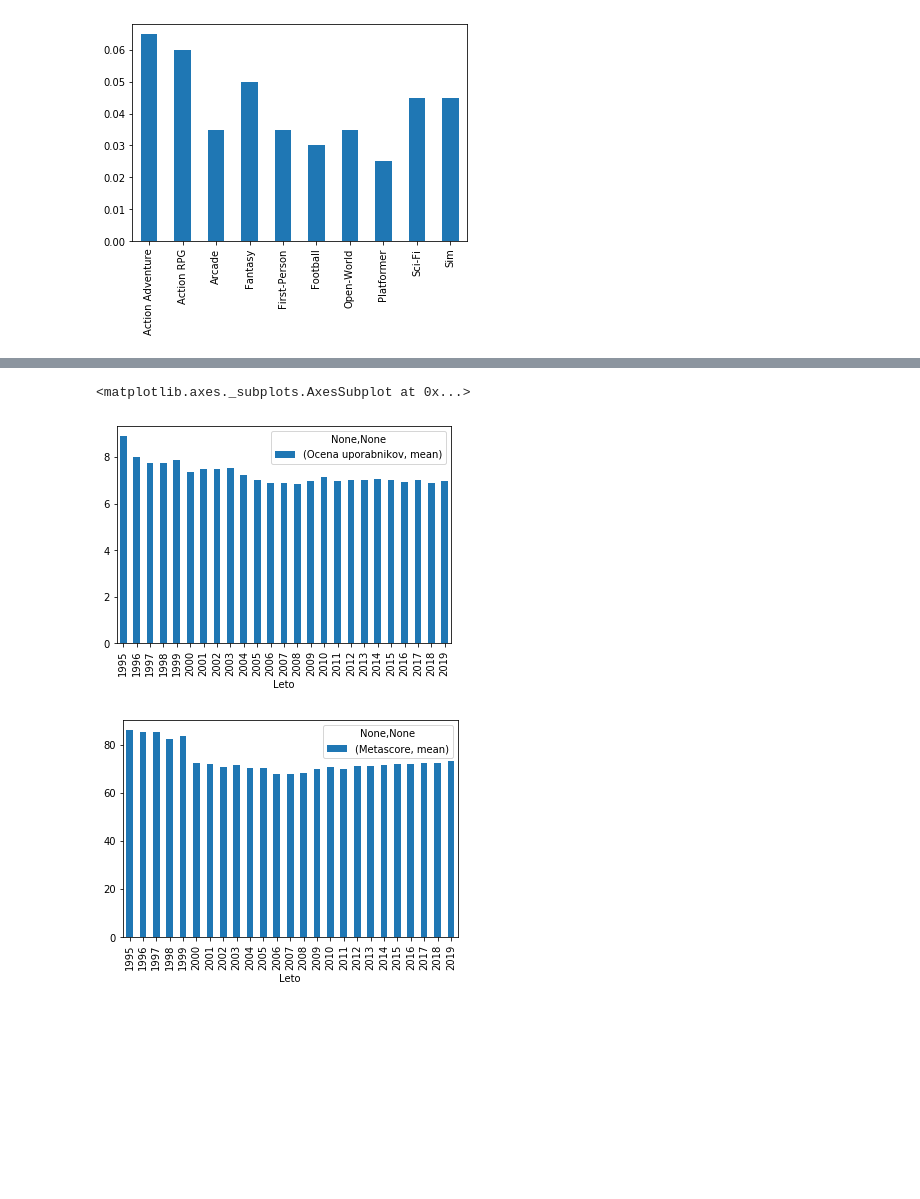
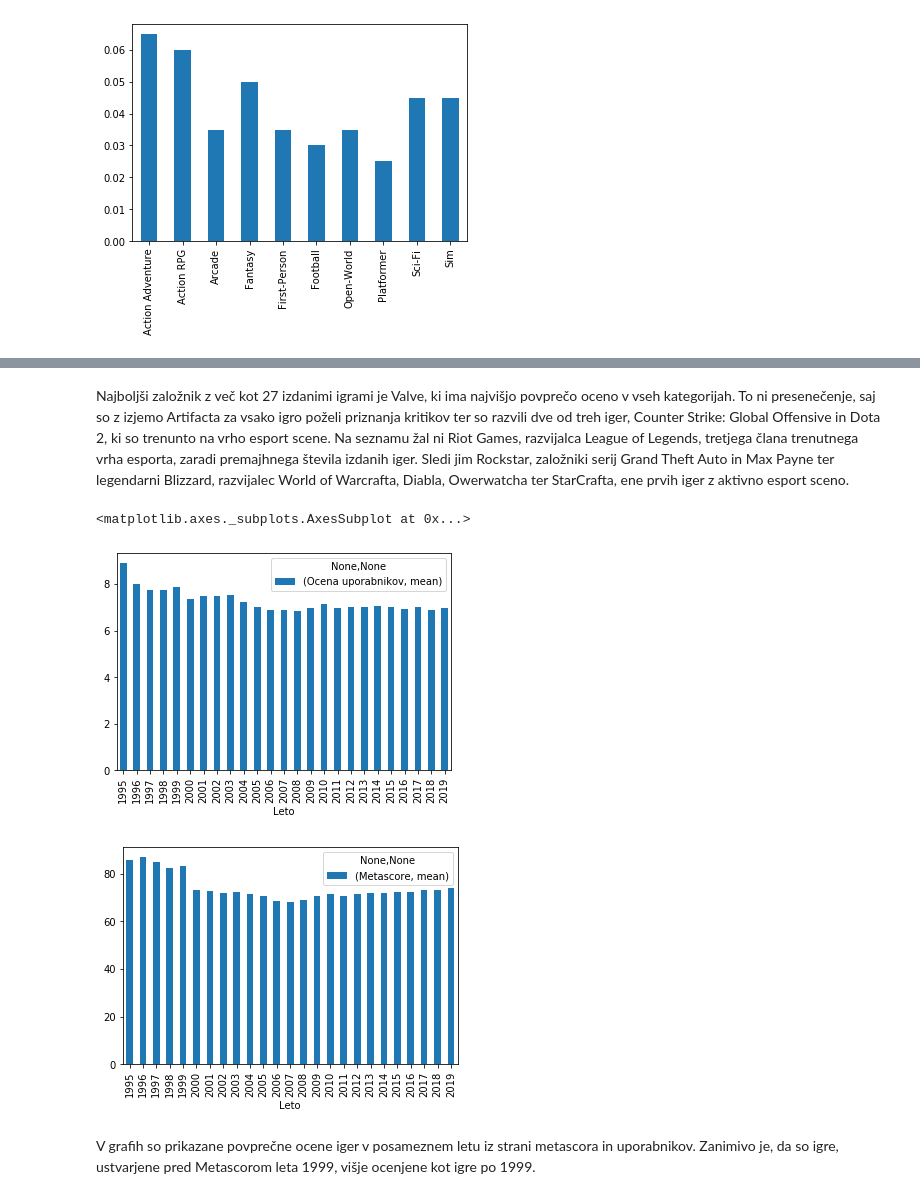
Before and after one commit to ZanKramar/Projektna_naloga_prog1, a Jupyter notebook: analiza.ipynb, the cells around one changed output, grey strips where cells are left out. Saved outputs shown, nothing was run; the diff lists cells and outputs as text; code cells hidden in the pictures; blank space fills up the shorter version.

```diff
--- a/analiza.ipynb
+++ b/analiza.ipynb
@@ -30,7 +30,7 @@ igre = igre.replace({'konzola':zamenjaj})
 igre = igre[:16500]
 igre['Metascore'] = pd.to_numeric(igre['Metascore'], errors='coerce')
 igre['Ocena uporabnikov'] = pd.to_numeric(igre['Ocena uporabnikov'], errors='coerce')
-igre['Skupna ocena'] = igre['Metascore'] + igre['Ocena uporabnikov']*10
+igre['Skupna ocena'] = (igre['Metascore'] + igre['Ocena uporabnikov']*10)/2
 igre['Datum izdaje'] = pd.to_datetime(igre['Datum_izdaje'])
 igre = igre.drop(['Datum_izdaje', 'url_do_igre'], axis=1)
 igre = igre[pd.to_numeric(igre['Ocena uporabnikov'], errors='coerce').notnull()]
@@ -126,0 +140,13 @@ igre[igre['Razlika']> 50]
+# %%
+igre['Procent'] = (igre['Metascore'] - igre['Ocena uporabnikov']*10)/igre['Metascore']
+def razlika_ocen_procent (k):
+    return igre['Procent'][:k].mean()
+
+x = []
+y = []
+
+for k in range(0,15219):
+    x.append(k)
+    y.append(razlika_ocen_procent(k))
+plt.plot(x,y)
+razlika_ocen_procent(15219)
@@ -157,13 +194,18 @@ felc
+# %% [markdown]
+Najboljši založnik z več kot 27 izdanimi igrami je Valve, ki ima najvišjo povprečo oceno v vseh kategorijah. To ni presenečenje, saj so z izjemo Artifacta za vsako igro poželi priznanja kritikov ter so razvili dve od treh iger, Counter Strike: Global Offensive in Dota 2,  ki so trenunto na vrho esport scene. Na seznamu žal ni Riot Games, razvijalca League of Legends, tretjega člana trenutnega vrha esporta, zaradi premajhnega števila izdanih iger.
+Sledi jim Rockstar, založniki serij Grand Theft Auto in Max Payne ter legendarni Blizzard, razvijalec World of Warcrafta, Diabla, Owerwatcha ter StarCrafta, ene prvih iger z aktivno esport sceno.
 # %%
-igre1 = igre.drop(columns='Skupna ocena')
+igre1 = igre.drop(['Skupna ocena', 'Razlika'], axis = 1)
 igre2 = igre1.drop(columns='Metascore')
 igre3 = igre1.drop(columns='Ocena uporabnikov')
 igre2.groupby([igre['Datum izdaje'].dt.year.rename('Leto')]).agg({'mean'}).plot.bar()
 igre3.groupby([igre['Datum izdaje'].dt.year.rename('Leto')]).agg({'mean'}).plot.bar()
 # %% [output]
 <matplotlib.axes._subplots.AxesSubplot at 0x...>
 [figure]
-[figure, old version]
+[figure, new version]
+# %% [markdown]
+V grafih so prikazane povprečne ocene iger v posameznem letu iz strani metascora in uporabnikov. Zanimivo je, da so igre, ustvarjene pred Metascorom leta 1999, višje ocenjene kot igre po 1999.
 # %%
 sumarija = igre.groupby([igre['Datum izdaje'].dt.month.rename('Mesec')]).agg({'count'})[['Datum izdaje']]
 sumarija.plot.bar()
```
Also changed, not shown: parts of 32 cells of this notebook, 1 other file.
